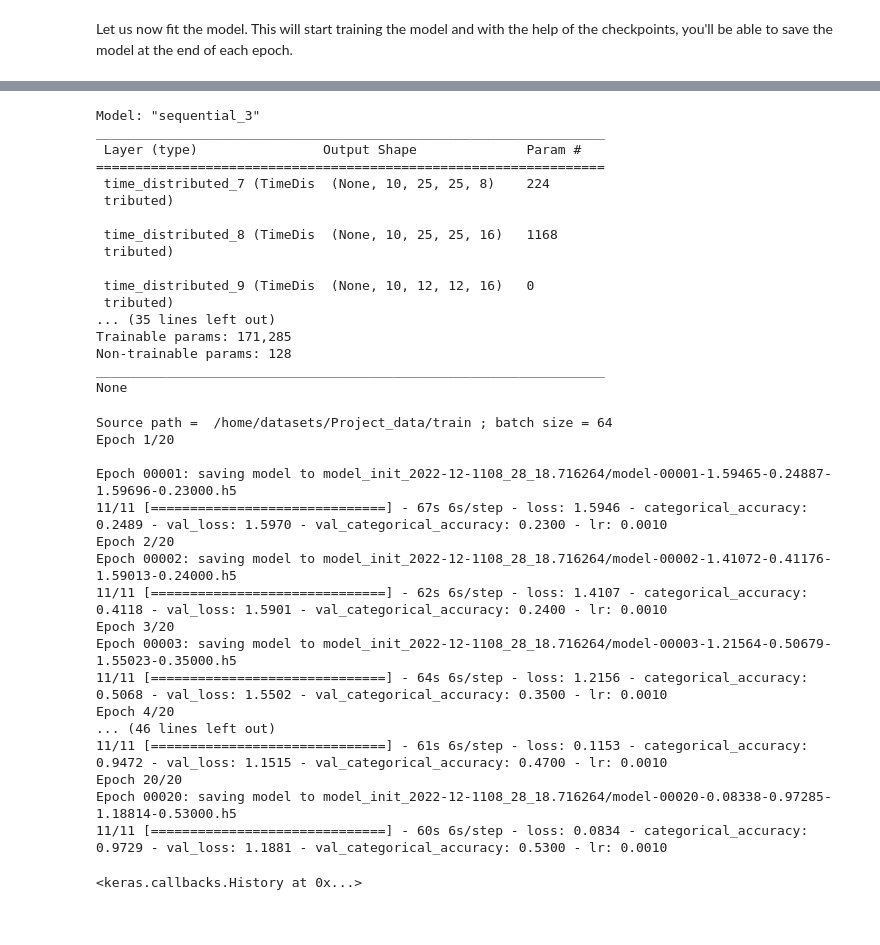
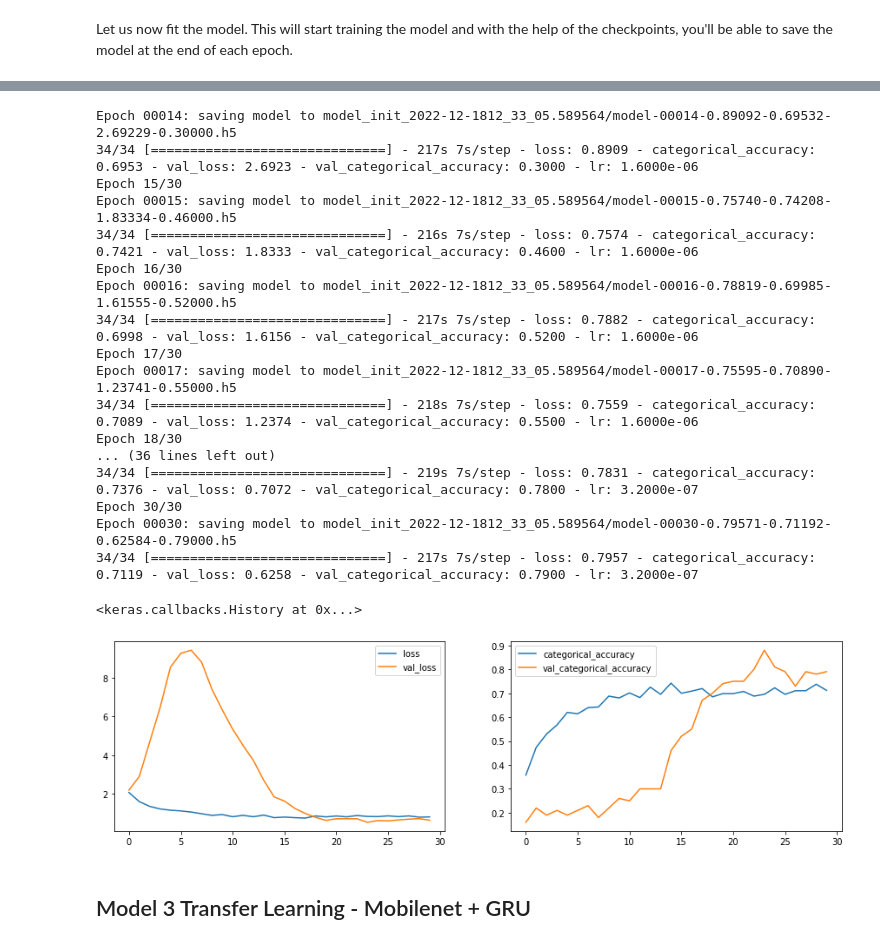
Before and after one commit to yashyasviagarwal/GestureRecognition, a Jupyter notebook: MLC40_Maniraj_Yashyasvi_Gesture_Recognition.ipynb, the cells around one changed output, grey strips where cells are left out. Saved outputs shown, nothing was run; the diff lists cells and outputs as text; code cells hidden in the pictures.

```diff
--- a/MLC40_Maniraj_Yashyasvi_Gesture_Recognition.ipynb
+++ b/MLC40_Maniraj_Yashyasvi_Gesture_Recognition.ipynb
@@ -314,29 +461,11 @@ model.add(Dense(nb_classes, activation='softmax')) # using Softmax as last layer
+# %%
+optimiser = optimizers.Adam(lr=0.0002)
+model2.compile(optimizer=optimiser, loss='categorical_crossentropy', metrics=['categorical_accuracy'])
+print (model2.summary())
 # %%
-optimiser = optimizers.Adam(0.001) #write your optimizer
-model.compile(optimizer=optimiser, loss='categorical_crossentropy', metrics=['categorical_accuracy'])
-print (model.summary())
-
 # creating the `train_generator` and the `val_generator` which will be used in `.fit_generator`
 train_generator = generator(train_path, train_doc, batch_size)
 val_generator = generator(val_path, val_doc, batch_size)
-# %% [output]
-Model: "sequential_3"
-_________________________________________________________________
- Layer (type)                Output Shape              Param #
-=================================================================
- time_distributed_7 (TimeDis  (None, 10, 25, 25, 8)    224
- tributed)
-
- time_distributed_8 (TimeDis  (None, 10, 25, 25, 16)   1168
- tributed)
-
- time_distributed_9 (TimeDis  (None, 10, 12, 12, 16)   0
- tributed)
-... (35 lines left out)
-Trainable params: 171,285
-Non-trainable params: 128
-_________________________________________________________________
-None
 # %%
 model_name = 'model_init' + '_' + str(curr_dt_time).replace(' ','').replace(':','_') + '/'
 
@@ -345,9 +474,8 @@ if not os.path.exists(model_name):
 
 filepath = model_name + 'model-{epoch:05d}-{loss:.5f}-{categorical_accuracy:.5f}-{val_loss:.5f}-{val_categorical_accuracy:.5f}.h5'
 
-checkpoint = ModelCheckpoint(filepath, monitor='val_loss', verbose=1, save_best_only=False, save_weights_only=False, mode='auto', save_freq='epoch')
-
-LR = ReduceLROnPlateau(monitor='val_loss', factor=0.01, patience=5, cooldown=4, verbose=1,mode='auto')# write the REducelronplateau code here
+checkpoint = ModelCheckpoint(filepath, monitor='val_loss', verbose=1, save_best_only=False, save_weights_only=False, mode='auto', period=1)
+LR = ReduceLROnPlateau(monitor='val_loss', factor=0.2, verbose=1, patience=4) # write the REducelronplateau code here
 callbacks_list = [checkpoint, LR]
 # %%
 if (num_train_sequences%batch_size) == 0:
@@ -360,25 +488,25 @@ if (num_val_sequences%batch_size) == 0:
 else:
     validation_steps = (num_val_sequences//batch_size) + 1
 # %%
-model.fit(train_generator, steps_per_epoch=steps_per_epoch, epochs=num_epochs, verbose=1,
+model2.fit(train_generator, steps_per_epoch=steps_per_epoch, epochs=num_epochs, verbose=1,
                     callbacks=callbacks_list, validation_data=val_generator,
                     validation_steps=validation_steps, class_weight=None, workers=1, initial_epoch=0)
 # %% [output]
-Source path =  /home/datasets/Project_data/train ; batch size = 64
-Epoch 1/20
-
-Epoch 00001: saving model to model_init_2022-12-1108_28_18.716264/model-00001-1.59465-0.24887-1.59696-0.23000.h5
-11/11 [==============================] - 67s 6s/step - loss: 1.5946 - categorical_accuracy: 0.2489 - val_loss: 1.5970 - val_categorical_accuracy: 0.2300 - lr: 0.0010
-Epoch 2/20
-Epoch 00002: saving model to model_init_2022-12-1108_28_18.716264/model-00002-1.41072-0.41176-1.59013-0.24000.h5
-11/11 [==============================] - 62s 6s/step - loss: 1.4107 - categorical_accuracy: 0.4118 - val_loss: 1.5901 - val_categorical_accuracy: 0.2400 - lr: 0.0010
-Epoch 3/20
-Epoch 00003: saving model to model_init_2022-12-1108_28_18.716264/model-00003-1.21564-0.50679-1.55023-0.35000.h5
-11/11 [==============================] - 64s 6s/step - loss: 1.2156 - categorical_accuracy: 0.5068 - val_loss: 1.5502 - val_categorical_accuracy: 0.3500 - lr: 0.0010
-Epoch 4/20
-... (46 lines left out)
-11/11 [==============================] - 61s 6s/step - loss: 0.1153 - categorical_accuracy: 0.9472 - val_loss: 1.1515 - val_categorical_accuracy: 0.4700 - lr: 0.0010
-Epoch 20/20
-Epoch 00020: saving model to model_init_2022-12-1108_28_18.716264/model-00020-0.08338-0.97285-1.18814-0.53000.h5
-11/11 [==============================] - 60s 6s/step - loss: 0.0834 - categorical_accuracy: 0.9729 - val_loss: 1.1881 - val_categorical_accuracy: 0.5300 - lr: 0.0010
+Epoch 00014: saving model to model_init_2022-12-1812_33_05.589564/model-00014-0.89092-0.69532-2.69229-0.30000.h5
+34/34 [==============================] - 217s 7s/step - loss: 0.8909 - categorical_accuracy: 0.6953 - val_loss: 2.6923 - val_categorical_accuracy: 0.3000 - lr: 1.6000e-06
+Epoch 15/30
+Epoch 00015: saving model to model_init_2022-12-1812_33_05.589564/model-00015-0.75740-0.74208-1.83334-0.46000.h5
+34/34 [==============================] - 216s 7s/step - loss: 0.7574 - categorical_accuracy: 0.7421 - val_loss: 1.8333 - val_categorical_accuracy: 0.4600 - lr: 1.6000e-06
+Epoch 16/30
+Epoch 00016: saving model to model_init_2022-12-1812_33_05.589564/model-00016-0.78819-0.69985-1.61555-0.52000.h5
+34/34 [==============================] - 217s 7s/step - loss: 0.7882 - categorical_accuracy: 0.6998 - val_loss: 1.6156 - val_categorical_accuracy: 0.5200 - lr: 1.6000e-06
+Epoch 17/30
+Epoch 00017: saving model to model_init_2022-12-1812_33_05.589564/model-00017-0.75595-0.70890-1.23741-0.55000.h5
+34/34 [==============================] - 218s 7s/step - loss: 0.7559 - categorical_accuracy: 0.7089 - val_loss: 1.2374 - val_categorical_accuracy: 0.5500 - lr: 1.6000e-06
+Epoch 18/30
+... (36 lines left out)
+34/34 [==============================] - 219s 7s/step - loss: 0.7831 - categorical_accuracy: 0.7376 - val_loss: 0.7072 - val_categorical_accuracy: 0.7800 - lr: 3.2000e-07
+Epoch 30/30
+Epoch 00030: saving model to model_init_2022-12-1812_33_05.589564/model-00030-0.79571-0.71192-0.62584-0.79000.h5
+34/34 [==============================] - 217s 7s/step - loss: 0.7957 - categorical_accuracy: 0.7119 - val_loss: 0.6258 - val_categorical_accuracy: 0.7900 - lr: 3.2000e-07
 <keras.callbacks.History at 0x...>
@@ -386,0 +513,6 @@ Epoch 00020: saving model to model_init_2022-12-1108_28_18.716264/model-00020-0.
+# %%
+plot(model2.history)
+# %% [output]
+[figure, added]
+# %% [markdown]
+## Model 3  Transfer Learning - Mobilenet + GRU
```
Also changed, not shown: parts of 39 cells of this notebook, 3 other files.
